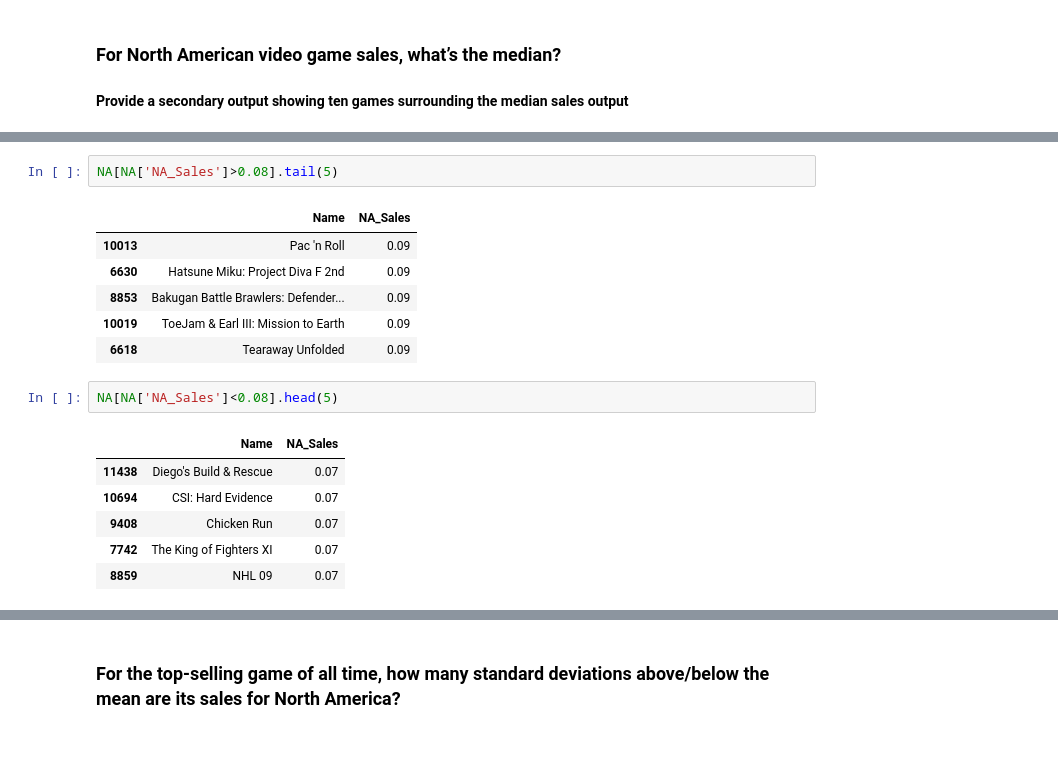
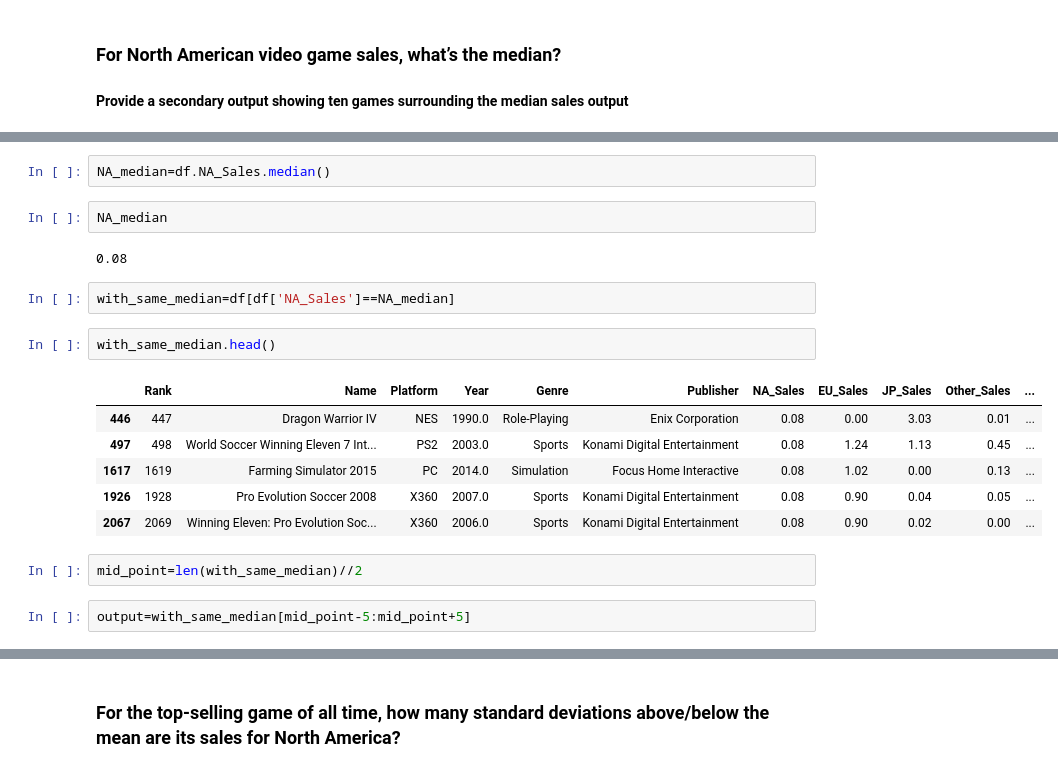
Before and after one commit to Sondos-Braim/data-analysis-with-pandas, a Jupyter notebook: vg-stats/vg-stats.ipynb, the cells around one changed output, grey strips where cells are left out. Saved outputs shown, nothing was run; the diff lists cells and outputs as text; blank space fills up the shorter version.

```diff
--- a/vg-stats/vg-stats.ipynb
+++ b/vg-stats/vg-stats.ipynb
@@ -87,18 +81,21 @@ dtype: float64
-# %%
-NA[NA['NA_Sales']>0.08].tail(5)
-# %% [output]
-|  | Name | NA_Sales |
-| 10013 | Pac 'n Roll | 0.09 |
-| 6630 | Hatsune Miku: Project Diva F 2nd | 0.09 |
-| 8853 | Bakugan Battle Brawlers: Defender... | 0.09 |
-| 10019 | ToeJam & Earl III: Mission to Earth | 0.09 |
-| 6618 | Tearaway Unfolded | 0.09 |
-# %%
-NA[NA['NA_Sales']<0.08].head(5)
-# %% [output]
-|  | Name | NA_Sales |
-| 11438 | Diego's Build & Rescue | 0.07 |
-| 10694 | CSI: Hard Evidence | 0.07 |
-| 9408 | Chicken Run | 0.07 |
-| 7742 | The King of Fighters XI | 0.07 |
-| 8859 | NHL 09 | 0.07 |
+# %%
+NA_median=df.NA_Sales.median()
+# %%
+NA_median
+# %% [output]
+0.08
+# %%
+with_same_median=df[df['NA_Sales']==NA_median]
+# %%
+with_same_median.head()
+# %% [output]
+|  | Rank | Name | Platform | Year | Genre | Publisher | NA_Sales | EU_Sales | JP_Sales | Other_Sales | ... |
+| 446 | 447 | Dragon Warrior IV | NES | 1990.0 | Role-Playing | Enix Corporation | 0.08 | 0.00 | 3.03 | 0.01 | ... |
+| 497 | 498 | World Soccer Winning Eleven 7 Int... | PS2 | 2003.0 | Sports | Konami Digital Entertainment | 0.08 | 1.24 | 1.13 | 0.45 | ... |
+| 1617 | 1619 | Farming Simulator 2015 | PC | 2014.0 | Simulation | Focus Home Interactive | 0.08 | 1.02 | 0.00 | 0.13 | ... |
+| 1926 | 1928 | Pro Evolution Soccer 2008 | X360 | 2007.0 | Sports | Konami Digital Entertainment | 0.08 | 0.90 | 0.04 | 0.05 | ... |
+| 2067 | 2069 | Winning Eleven: Pro Evolution Soc... | X360 | 2006.0 | Sports | Konami Digital Entertainment | 0.08 | 0.90 | 0.02 | 0.00 | ... |
+# %%
+mid_point=len(with_same_median)//2
+# %%
+output=with_same_median[mid_point-5:mid_point+5]
```
Also changed, not shown: parts of 12 cells of this notebook.
